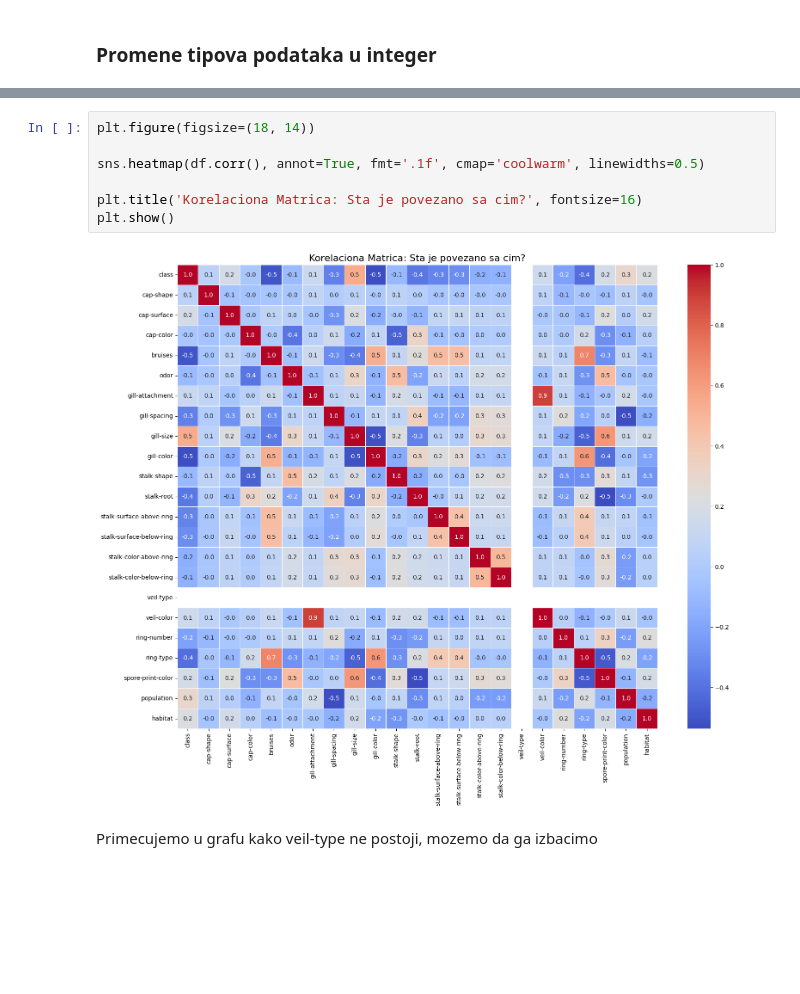
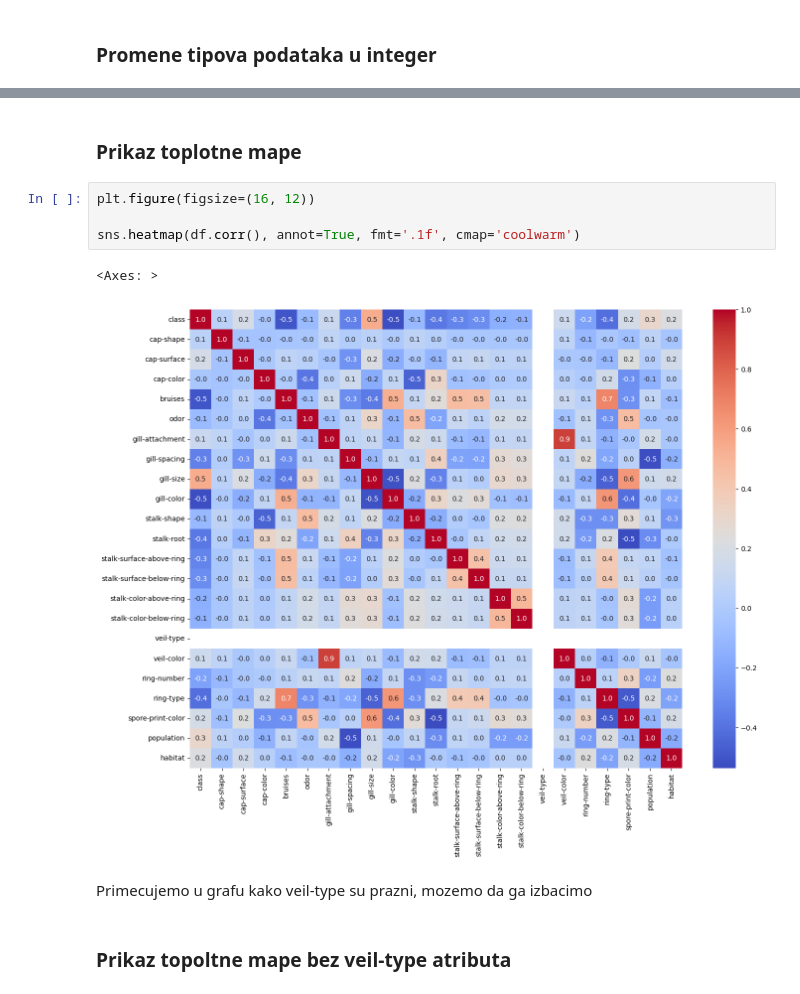
Before and after one commit to alxcek/mas-ai, a Jupyter notebook: machine_learning/01_mushroom_classification/classification.ipynb, the cells around one changed output, grey strips where cells are left out. Saved outputs shown, nothing was run; the diff lists cells and outputs as text; blank space fills up the shorter version.

```diff
--- a/machine_learning/01_mushroom_classification/classification.ipynb
+++ b/machine_learning/01_mushroom_classification/classification.ipynb
@@ -159,15 +207,17 @@ Data columns (total 23 columns):
  22  habitat                   8124 non-null   int64
 dtypes: int64(23)
 memory usage: 1.4 MB
+# %% [markdown]
+### Prikaz toplotne mape
 # %%
-plt.figure(figsize=(18, 14))
+plt.figure(figsize=(16, 12))
 
-sns.heatmap(df.corr(), annot=True, fmt='.1f', cmap='coolwarm', linewidths=0.5)
-
-plt.title('Korelaciona Matrica: Sta je povezano sa cim?', fontsize=16)
-plt.show()
+sns.heatmap(df.corr(), annot=True, fmt='.1f', cmap='coolwarm')
 # %% [output]
+<Axes: >
-[figure, old version]
+[figure, new version]
 # %% [markdown]
-Primecujemo u grafu kako veil-type ne postoji, mozemo da ga izbacimo
+Primecujemo u grafu kako veil-type su prazni, mozemo da ga izbacimo
+# %% [markdown]
+### Prikaz topoltne mape bez veil-type atributa
 # %%
```
Also changed, not shown: parts of 22 cells of this notebook, 1 other file.
